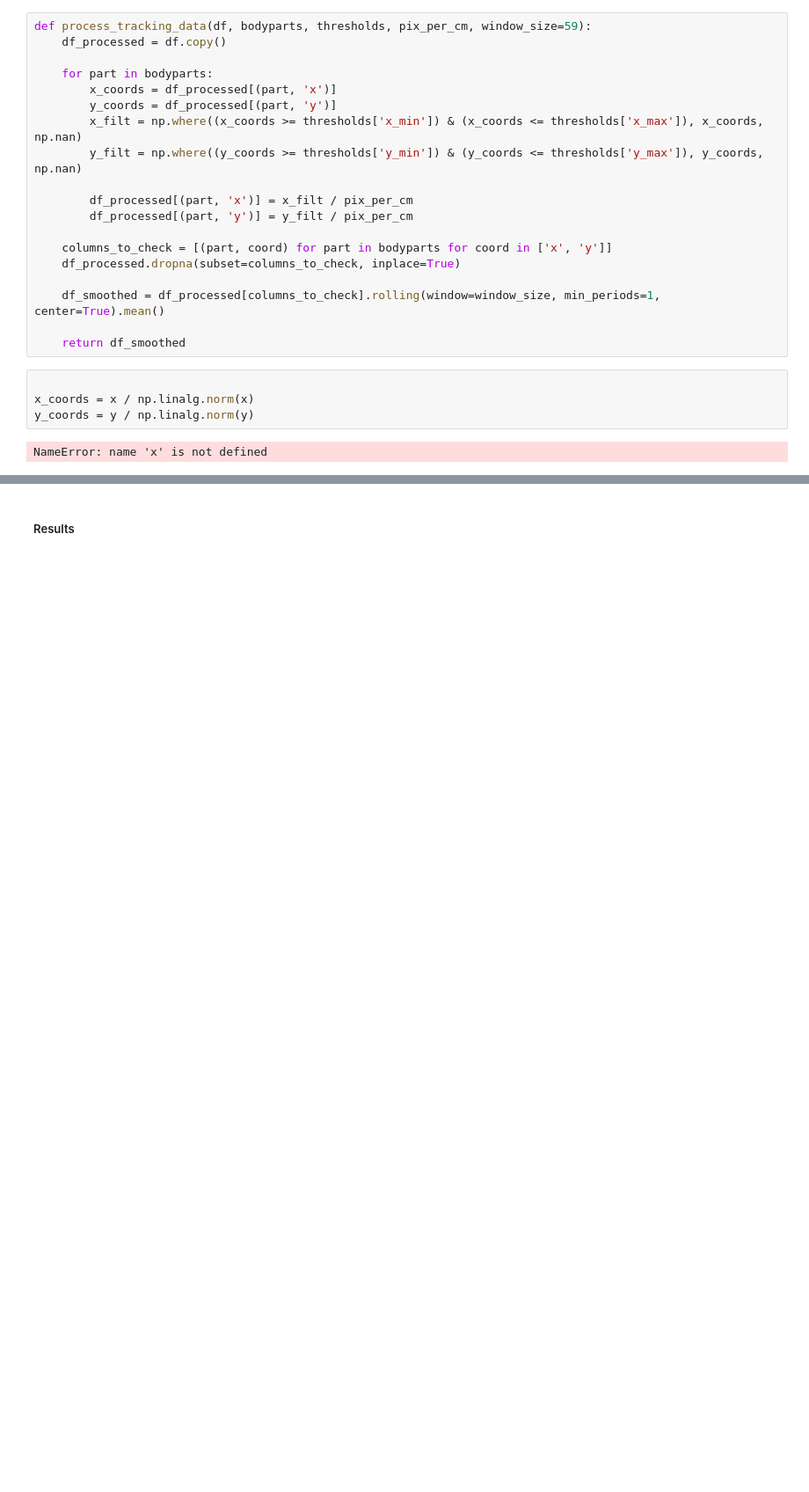
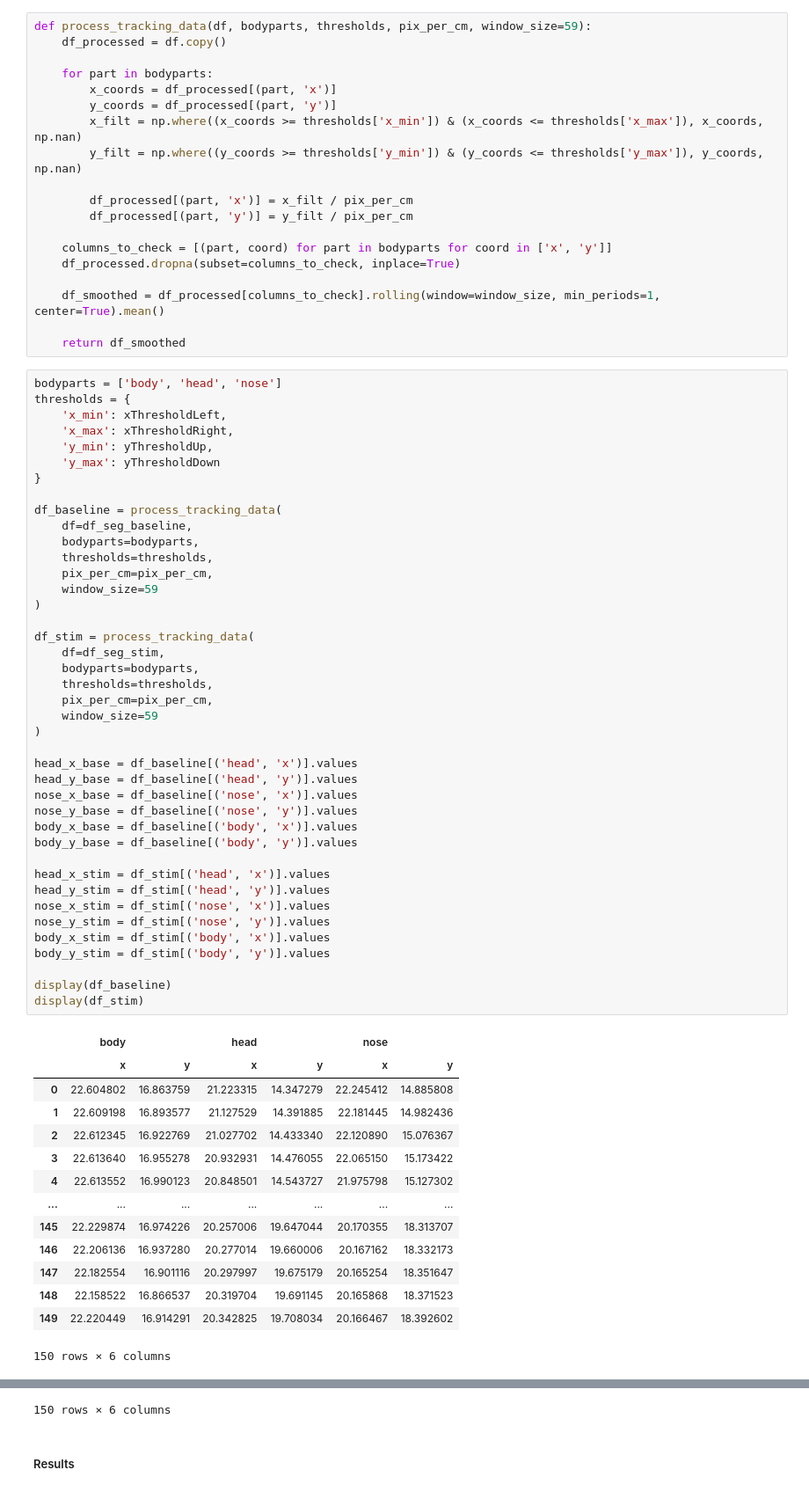
Before and after one commit to gabirochac/marmotrack, a Jupyter notebook: low_level_functions/key_values.ipynb, the cells around one changed output, grey strips where cells are left out. Shown at 88% size. Drawn from its saved outputs; the diff is of its cells as text; blank space fills up the shorter version.

```diff
--- a/low_level_functions/key_values.ipynb
+++ b/low_level_functions/key_values.ipynb
@@ -197,8 +197,58 @@ def process_tracking_data(df, bodyparts, thresholds, pix_per_cm, window_size=59)
 
     return df_smoothed
 # %%
+bodyparts = ['body', 'head', 'nose']
+thresholds = {
+    'x_min': xThresholdLeft,
+    'x_max': xThresholdRight,
+    'y_min': yThresholdUp,
+    'y_max': yThresholdDown
+}
 
-x_coords = x / np.linalg.norm(x)
-y_coords = y / np.linalg.norm(y)
+df_baseline = process_tracking_data(
+    df=df_seg_baseline,
+    bodyparts=bodyparts,
+    thresholds=thresholds,
+    pix_per_cm=pix_per_cm,
+    window_size=59
+)
+
+df_stim = process_tracking_data(
+    df=df_seg_stim,
+    bodyparts=bodyparts,
+    thresholds=thresholds,
+    pix_per_cm=pix_per_cm,
+    window_size=59
+)
+
+head_x_base = df_baseline[('head', 'x')].values
+head_y_base = df_baseline[('head', 'y')].values
+nose_x_base = df_baseline[('nose', 'x')].values
+nose_y_base = df_baseline[('nose', 'y')].values
+body_x_base = df_baseline[('body', 'x')].values
+body_y_base = df_baseline[('body', 'y')].values
+
+head_x_stim = df_stim[('head', 'x')].values
+head_y_stim = df_stim[('head', 'y')].values
+nose_x_stim = df_stim[('nose', 'x')].values
+nose_y_stim = df_stim[('nose', 'y')].values
+body_x_stim = df_stim[('body', 'x')].values
+body_y_stim = df_stim[('body', 'y')].values
+
+display(df_baseline)
+display(df_stim)
 # %% [output]
+|  | body |  | head |  | nose |  |
+|  | x | y | x | y | x | y |
+| 0 | 22.604802 | 16.863759 | 21.223315 | 14.347279 | 22.245412 | 14.885808 |
+| 1 | 22.609198 | 16.893577 | 21.127529 | 14.391885 | 22.181445 | 14.982436 |
+| 2 | 22.612345 | 16.922769 | 21.027702 | 14.433340 | 22.120890 | 15.076367 |
+| 3 | 22.613640 | 16.955278 | 20.932931 | 14.476055 | 22.065150 | 15.173422 |
+| 4 | 22.613552 | 16.990123 | 20.848501 | 14.543727 | 21.975798 | 15.127302 |
+| ... | ... | ... | ... | ... | ... | ... |
+| 145 | 22.229874 | 16.974226 | 20.257006 | 19.647044 | 20.170355 | 18.313707 |
+| 146 | 22.206136 | 16.937280 | 20.277014 | 19.660006 | 20.167162 | 18.332173 |
+| 147 | 22.182554 | 16.901116 | 20.297997 | 19.675179 | 20.165254 | 18.351647 |
+| 148 | 22.158522 | 16.866537 | 20.319704 | 19.691145 | 20.165868 | 18.371523 |
+| 149 | 22.220449 | 16.914291 | 20.342825 | 19.708034 | 20.166467 | 18.392602 |
-NameError: name 'x' is not defined
+150 rows × 6 columns
@@ -205,3 +268,4 @@ NameError: name 'x' is not defined
+150 rows × 6 columns
 # %% [markdown]
 ##### Results
 # %%
```
Also changed, not shown: parts of 8 cells of this notebook.
